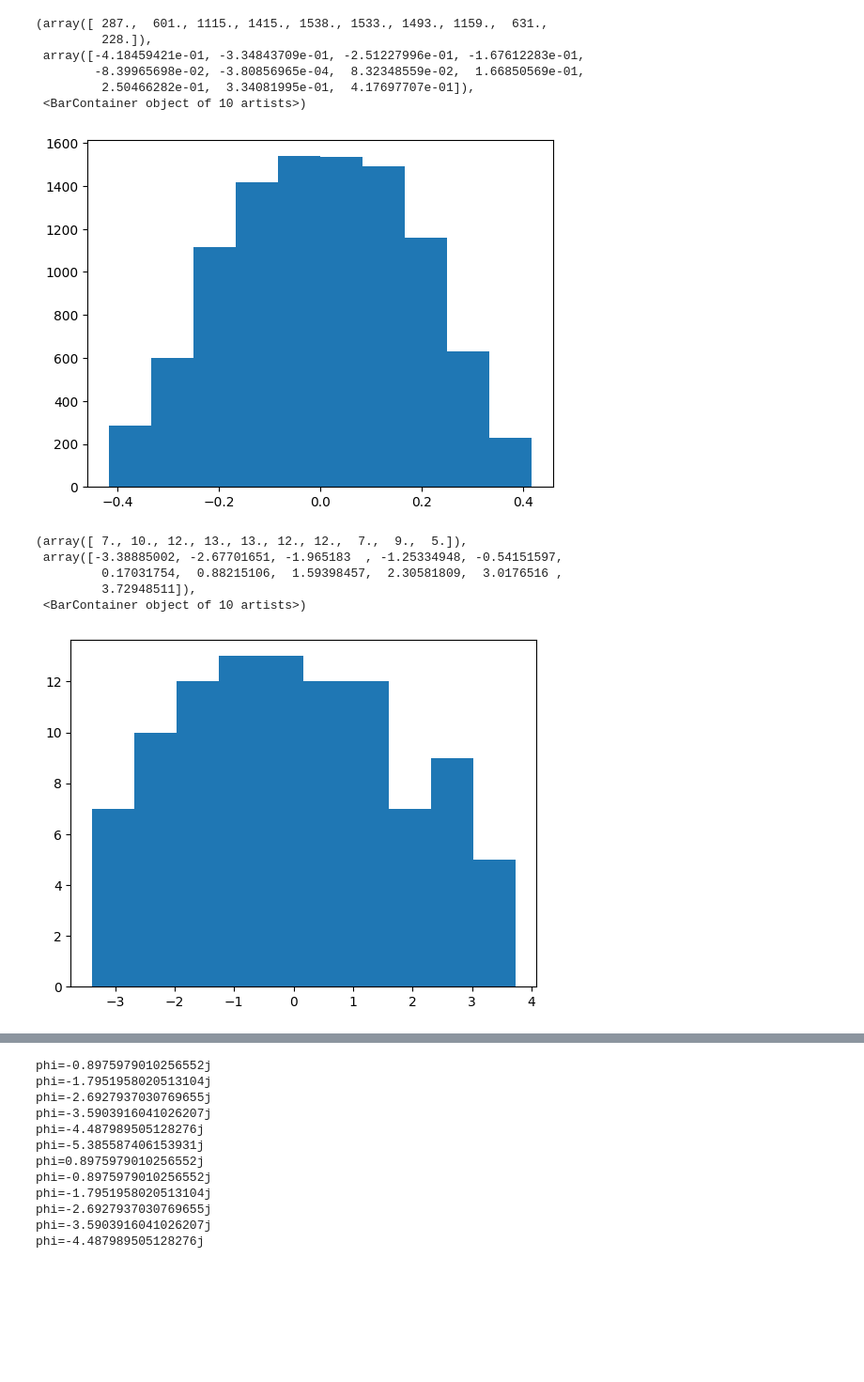
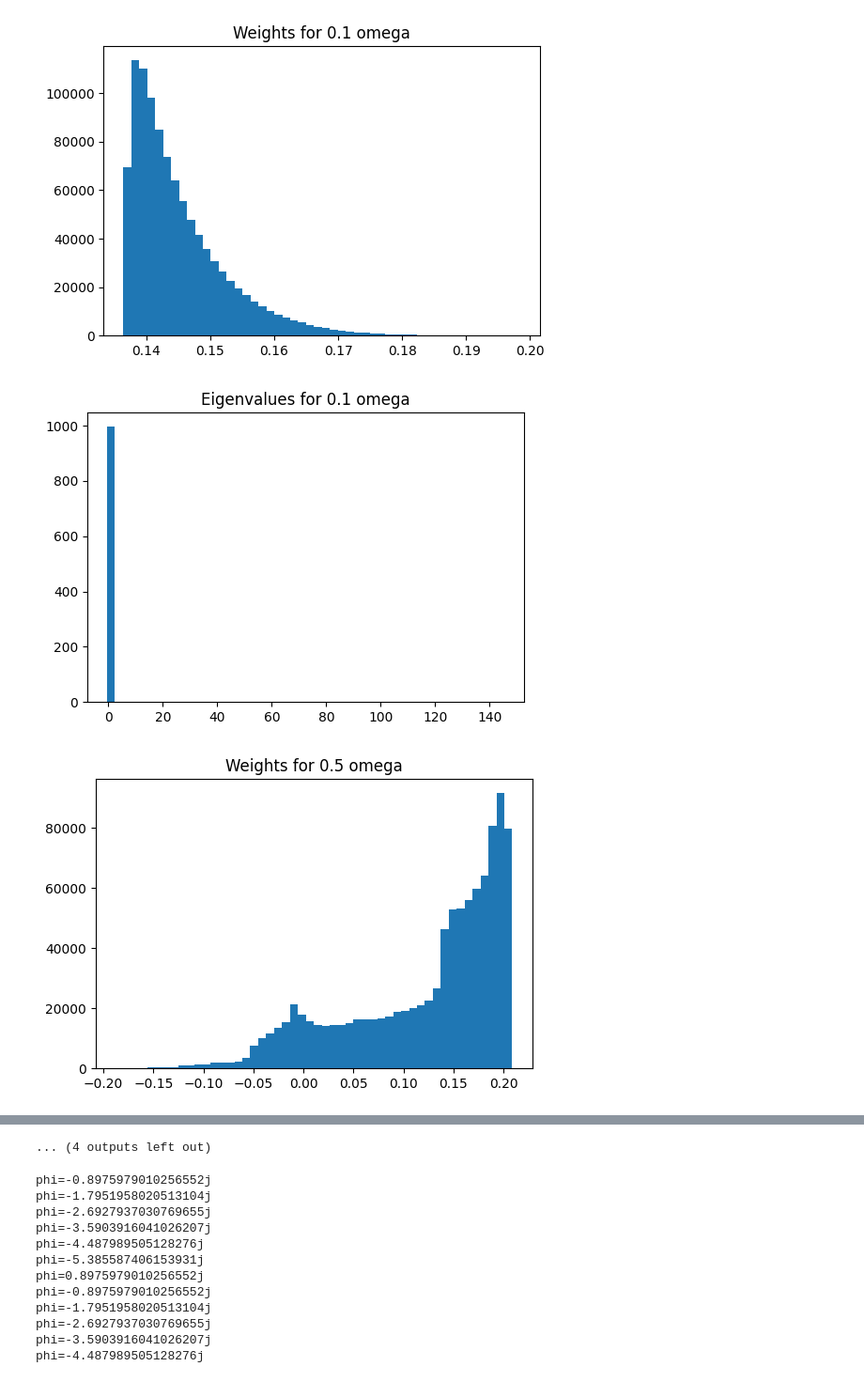
Before and after one commit to henhen724/GS_algorithm, a Jupyter notebook: plotGreensFunctions.ipynb, the cells around one changed output, grey strips where cells are left out. Shown at 94% size. Saved outputs shown, nothing was run; the diff lists cells and outputs as text; code cells hidden in the pictures; blank space fills up the shorter version.

```diff
--- a/plotGreensFunctions.ipynb
+++ b/plotGreensFunctions.ipynb
@@ -87,7 +93,7 @@ def findJijForPoints(listOfPoints, omega_0, M, N, eta):
     num_points = listOfPoints.shape[1]
     J = np.zeros((num_points,num_points))
     for i in range(num_points):
-        J[i,:] = G_eta(np.array([[listOfPoints[0]], [listOfPoints[1]]]),listOfPoints[:,i], -1j*M*np.pi/N, omega_0, N, eta) + G_eta(np.array([[listOfPoints[0]], [listOfPoints[1]]]),listOfPoints[:,i], -1j*M*np.pi/N, omega_0, N, eta)
+        J[i,:] = np.real(G_eta(np.array([[listOfPoints[0]], [listOfPoints[1]]]),listOfPoints[:,i], -1j*M*np.pi/N, omega_0, N, eta))
 
     return J
 # %%
@@ -95,5 +101,3 @@ def generateGaussianPointsList(num_of_points, width, center=(0,0)):
     xCoords = np.random.normal(center[0], width, num_of_points)
     yCoords = np.random.normal(center[1], width, num_of_points)
     return np.array([xCoords, yCoords])
-# %%
-points = generateGaussianPointsList(100, 3.0)
@@ -120,19 +104,16 @@ phi=-7.180783208205241j
-# %%
-plt.hist(J.reshape(10000))
-# %% [output]
-(array([ 287.,  601., 1115., 1415., 1538., 1533., 1493., 1159.,  631.,
-         228.]),
- array([-4.18459421e-01, -3.34843709e-01, -2.51227996e-01, -1.67612283e-01,
-        -8.39965698e-02, -3.80856965e-04,  8.32348559e-02,  1.66850569e-01,
-         2.50466282e-01,  3.34081995e-01,  4.17697707e-01]),
- <BarContainer object of 10 artists>)
-[figure, removed]
-# %%
-plt.hist(np.linalg.eigvals(J))
-# %% [output]
-(array([ 7., 10., 12., 13., 13., 12., 12.,  7.,  9.,  5.]),
- array([-3.38885002, -2.67701651, -1.965183  , -1.25334948, -0.54151597,
-         0.17031754,  0.88215106,  1.59398457,  2.30581809,  3.0176516 ,
-         3.72948511]),
- <BarContainer object of 10 artists>)
-[figure, removed]
+# %%
+for width in [0.1, 0.5, 1.0, 1.5, 2.0, 10.0, 50.0, 100.0]:
+    points = generateGaussianPointsList(1000, width)
+    J = findJijForPoints(points, 1.0, 4, 7, 0)
+    fig, ax = plt.subplots(figsize=(6, 4))
+    ax.hist(J.reshape(1000000), bins=50)
+    ax.set_title(f"Weights for {width} omega")
+    fig.savefig(f"weights{width}.png")
+    fig, ax = plt.subplots(figsize=(6, 4))
+    plt.hist(np.linalg.eigvals(J),bins=50)
+    ax.set_title(f"Eigenvalues for {width} omega")
+    fig.savefig(f"eigenvals{width}.png")
+# %% [output]
+[figure, added]
+[figure, added]
+[figure, added]
@@ -139,3 +129,4 @@ plt.hist(np.linalg.eigvals(J))
+... (4 outputs left out)
 # %%
 y_squared = np.linspace(0.0, 100.0, 2000)
 R = np.array([[np.zeros(2000)],[np.sqrt(y_squared)]])
```
Also changed, not shown: parts of 9 cells of this notebook, 18 other files.
